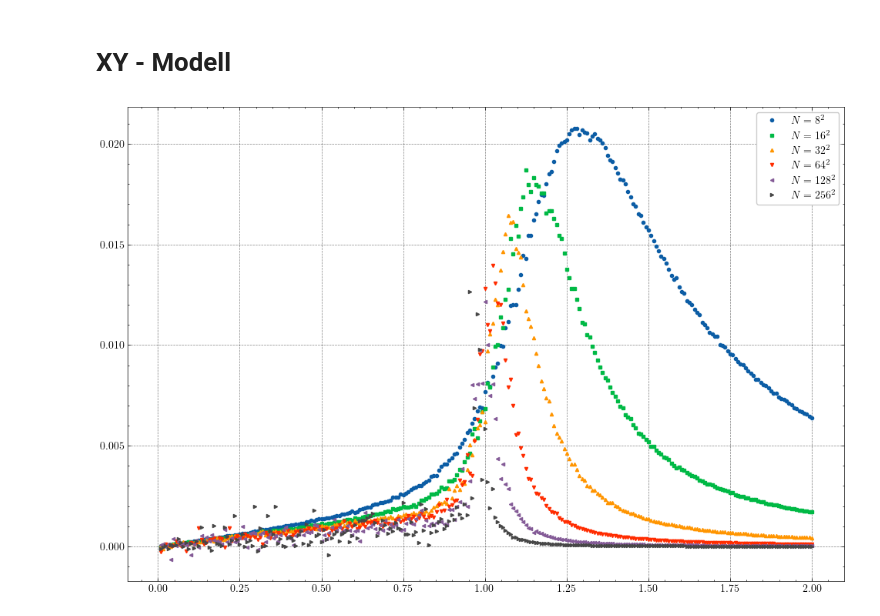
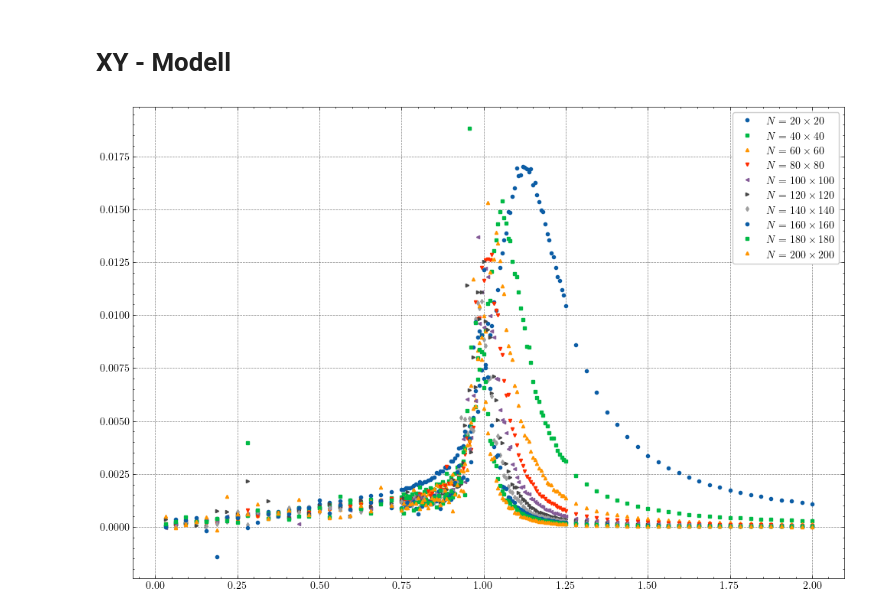
Before and after one commit to lennartvrg/XY-Model, a Jupyter notebook: Notebook.ipynb, the cells around one changed output. Drawn from its saved outputs; the diff is of its cells as text; code cells hidden in the pictures.

```diff
--- a/Notebook.ipynb
+++ b/Notebook.ipynb
@@ -14,32 +15,32 @@ import scienceplots
 plt.style.use(['science', 'grid', 'scatter'])
 plt.rcParams["figure.figsize"] = (12, 8)
 # %%
-critical_temperature = 0.89213
-
-def power(b: List[float], x: List[float]) -> List[float]:
-    return np.array([(b[2]*(np.abs(v - b[0])**(-b[1]) + b[3]) if v > critical_temperature else (b[2]*(v - b[0])**(-b[1]) + b[3])) for v in x])
-
 con = sqlite3.connect('output.sqlite')
-current_run = pd.read_sql_query('SELECT id FROM runs ORDER BY created_at DESC', con).at[0, 'id']
+current_run = pd.read_sql_query('SELECT id FROM runs ORDER BY created_at DESC', con).at[0, 'id'] - 1
 
 sizes = []
 maximas = []
 delta_maximas = []
 
+#run_id = \'{current_run}\' AND
 fig, ax = plt.subplots()
 for size in pd.read_sql_query(f'SELECT size FROM configurations WHERE run_id = \'{current_run}\' GROUP BY size', con)['size']:
-    data = pd.read_sql_query(f'SELECT * FROM configurations WHERE run_id = \'{current_run}\' AND size = \'{size}\' ORDER BY temperature', con)
-    ax.errorbar(data['temperature'], data['magnet_suscept'], label=f'$N = {size}^2$')
+    data = pd.read_sql_query(f'SELECT temperature, magnet_suscept, energy FROM configurations WHERE run_id = \'{current_run}\' AND size = \'{size}\' ORDER BY temperature', con)
+    ax.errorbar(data['temperature'], data['magnet_suscept'], label=f'$N = {size} \\times {size}$')
+
+    sizes.append(1.0 / np.log(size)**2)
+
+    top = data.sort_values('magnet_suscept', ascending=False).head(5)
 
     max_idx = data['magnet_suscept'].idxmax()
+    max_temp = data.loc[max_idx]['temperature']
+    delta_max_temp = np.abs(data.loc[max_idx]['temperature'] - data.loc[max_idx + 1]['temperature'])
 
-    sizes.append(size)
-    maximas.append(data.loc[max_idx]['temperature'])
-    delta_maximas.append(np.abs(data.loc[max_idx]['temperature'] - data.loc[max_idx + 1]['temperature']))
+    maximas.append(top['temperature'].mean())
+    delta_maximas.append(top['temperature'].std())
 
 #ax.set_yscale('log')
-#ax.set_xlim([0.75, 1.75])
 ax.legend()
 fig.savefig('Energy.pdf', bbox_inches='tight')
 # %% [output]
-[figure, old version]
+[figure, new version]
```
Also changed, not shown: parts of 3 cells of this notebook, 15 other files.
